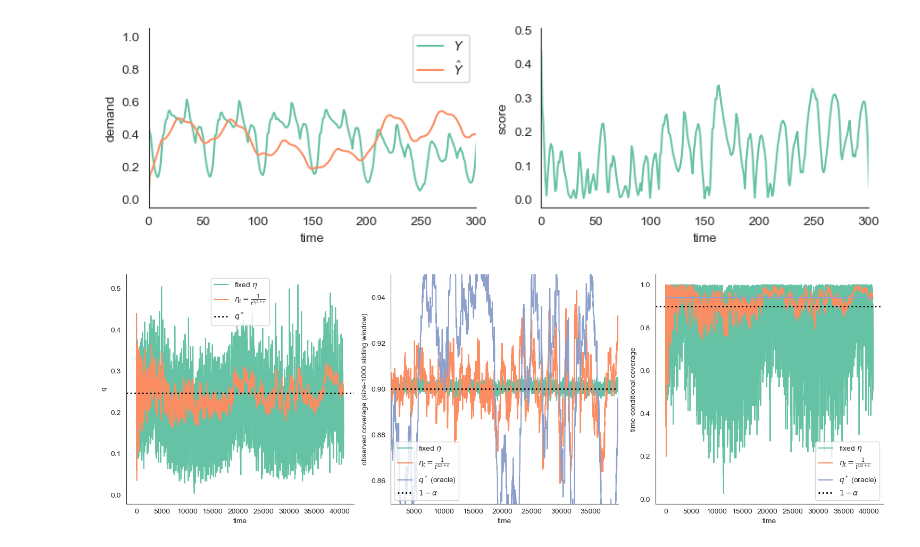
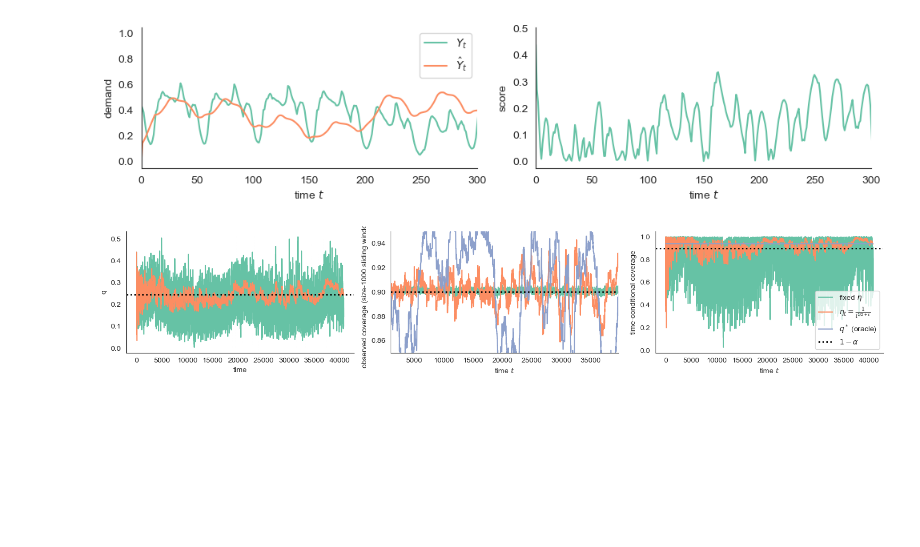
Before and after one commit to aangelopoulos/online-conformal-decaying, a Jupyter notebook: elec2.ipynb, the cells around one changed output. Saved outputs shown, nothing was run; the diff lists cells and outputs as text; code cells hidden in the pictures; blank space fills up the shorter version.

```diff
--- a/elec2.ipynb
+++ b/elec2.ipynb
@@ -28,27 +25,28 @@ def smooth_array(arr, window_size):
 # %%
 data = pd.read_csv('./data/elec2.csv')
 Y = data['nswdemand'].to_numpy()
 Yhat = smooth_array(np.roll(Y,-48-48), 24)
 Yhat[0] = 0
 scores = np.abs(Y - Yhat)
 
 sns.set_style("white")
 sns.set_palette('Set2')
 fig, axs = plt.subplots(nrows=1, ncols=2, figsize=(10,2.5))
-sns.lineplot(x=range(Y.shape[0]), y=Y, label=r'$Y$', ax=axs[0])
-sns.lineplot(x=range(Y.shape[0]), y=Yhat, label=r'$\hat{Y}$', ax=axs[0])
+sns.lineplot(x=range(Y.shape[0]), y=Y, label=r'$Y_t$', ax=axs[0])
+sns.lineplot(x=range(Y.shape[0]), y=Yhat, label=r'$\hat{Y}_t$', ax=axs[0])
 sns.lineplot(x=range(Y.shape[0]), y=scores, ax=axs[1])
 axs[0].set_xlim([0,300])
-axs[0].set_xlabel('time')
+axs[0].set_xlabel(r'time $t$')
 axs[0].set_ylabel('demand')
 axs[1].set_xlim([0,300])
-axs[1].set_xlabel('time')
+axs[1].set_xlabel(r'time $t$')
 axs[1].set_ylabel('score')
 sns.despine(top=True, right=True)
+plt.tight_layout()
 os.makedirs('./results/', exist_ok=True)
 plt.savefig('./results/elec2-raw.pdf')
 # %% [output]
-[figure, old version]
+[figure, new version]
 # %%
 # Problem setup
 alpha = 0.1 # 1-alpha is the desired coverage
@@ -83,27 +81,25 @@ time_coverage_decaying = (scores_val[:,None] <= q_decaying[None,:]).mean(axis=0)
 time_coverage_qstar = (scores_val[:,None] <= q_star*np.ones_like(q_decaying)[None,:]).mean(axis=0)
 # %%
 # Plot quantile and coverage
-fig, axs = plt.subplots(nrows=1, ncols=3, figsize=(15,5))
+fig, axs = plt.subplots(nrows=1, ncols=3, figsize=(15,3))
 axs[0].plot(range(T), q_fixed, label=r'fixed $\eta$')
 axs[0].plot(range(T), q_decaying, label=r'$\eta_t = \frac{1}{t^{1/2+\epsilon}}$')
 axs[0].axhline(y=q_star, linestyle='dotted', color="k", linewidth=2, label=r'$q^*$')
 axs[0].set_ylabel('q')
 axs[0].set_xlabel('time')
-axs[0].legend()
 axs[1].plot(range(T), observed_coverage_fixed, label=r'fixed $\eta$')
 axs[1].plot(range(T), observed_coverage_decaying, label=r'$\eta_t = \frac{1}{t^{1/2+\epsilon}}$')
 axs[1].plot(range(T), observed_coverage_oracle, label=r'$q^*$ (oracle)')
 axs[1].axhline(y=1-alpha, linestyle='dotted', color="k", linewidth=2, label=r'$1-\alpha$')
-axs[1].set_xlabel('time')
+axs[1].set_xlabel(r'time $t$')
 axs[1].set_ylabel(f"observed coverage (size-{W} sliding window)")
 axs[1].set_xlim([W, T-W])
 axs[1].set_ylim([0.85, 0.95])
-axs[1].legend()
 axs[2].plot(range(T), time_coverage_fixed, label=r'fixed $\eta$')
 axs[2].plot(range(T), time_coverage_decaying, label=r'$\eta_t = \frac{1}{t^{1/2+\epsilon}}$')
 axs[2].plot(range(T), time_coverage_qstar, label=r'$q^*$ (oracle)')
 axs[2].axhline(y=1-alpha, linestyle='dotted', color="k", linewidth=2, label=r'$1-\alpha$')
-axs[2].set_xlabel('time')
+axs[2].set_xlabel(r'time $t$')
 axs[2].set_ylabel(f"time-conditional coverage")
 axs[2].legend()
 sns.despine(top=True, right=True)
@@ -111,4 +107,4 @@ plt.tight_layout()
 os.makedirs('./results/', exist_ok=True)
 plt.savefig('./results/elec2.pdf')
 # %% [output]
-[figure, old version]
+[figure, new version]
```
Also changed, not shown: parts of 1 cell of this notebook, 5 other files.
